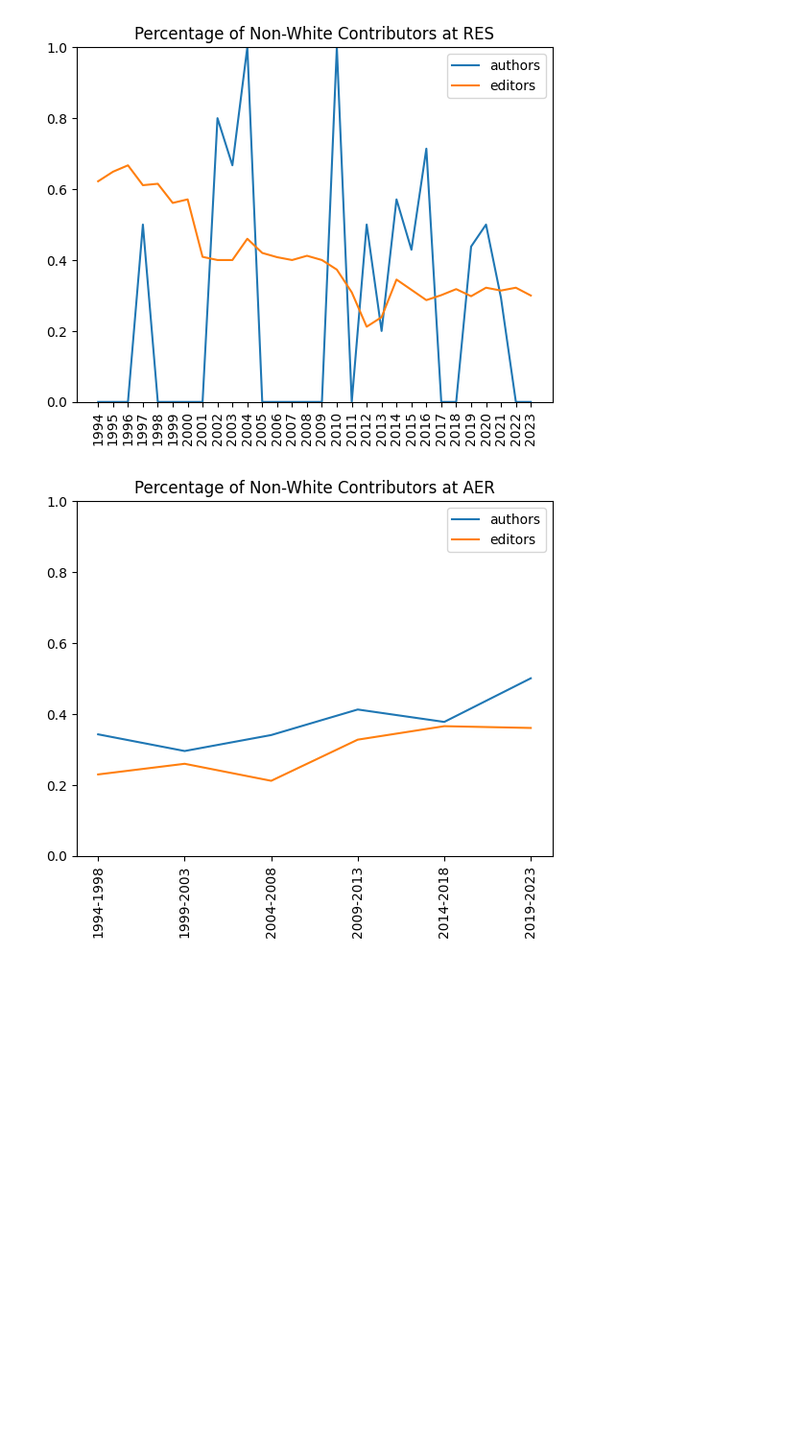
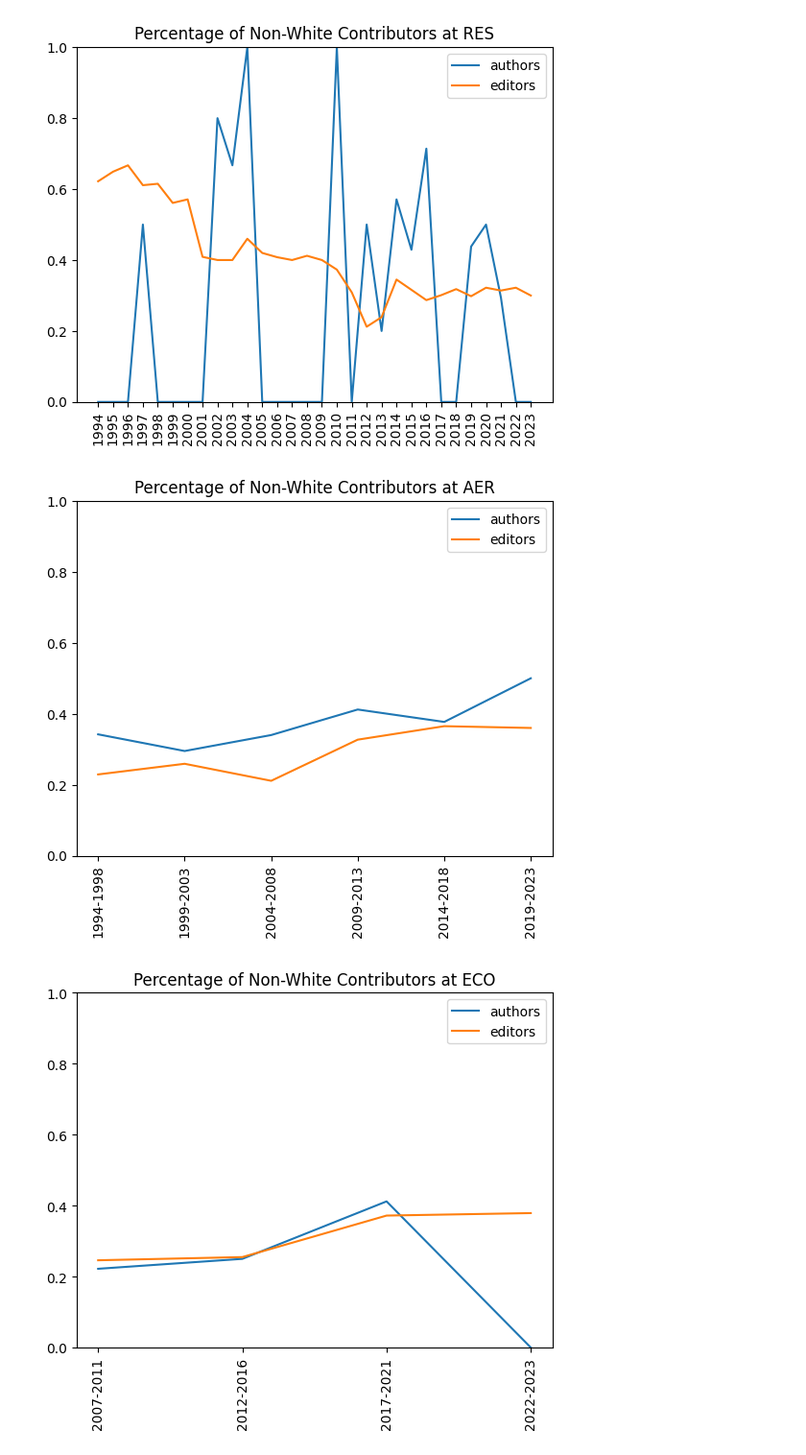
Before and after one commit to vnling/capstone, a Jupyter notebook: code/ethnicity.ipynb, the cells around one changed output. Shown at 96% size. Drawn from its saved outputs; the diff is of its cells as text; code cells hidden in the pictures; blank space fills up the shorter version.

```diff
--- a/code/ethnicity.ipynb
+++ b/code/ethnicity.ipynb
@@ -158,11 +158,12 @@ plot_ethnicity("res", res_eth)
 # %%
 """
 bucketized
 """
 plot_ethnicity("aer", aer_buckets)
-# plot_ethnicity("eco", eco_buckets)
-# plot_ethnicity("jpe", jpe_buckets)
-# plot_ethnicity("qje", qje_buckets)
-# plot_ethnicity("res", res_buckets)
+plot_ethnicity("eco", eco_buckets)
+plot_ethnicity("jpe", jpe_buckets)
+plot_ethnicity("qje", qje_buckets)
+plot_ethnicity("res", res_buckets)
 # %% [output]
 [figure]
+[figure, added]
```
Also changed, not shown: parts of 1 cell of this notebook, 8 other files.
